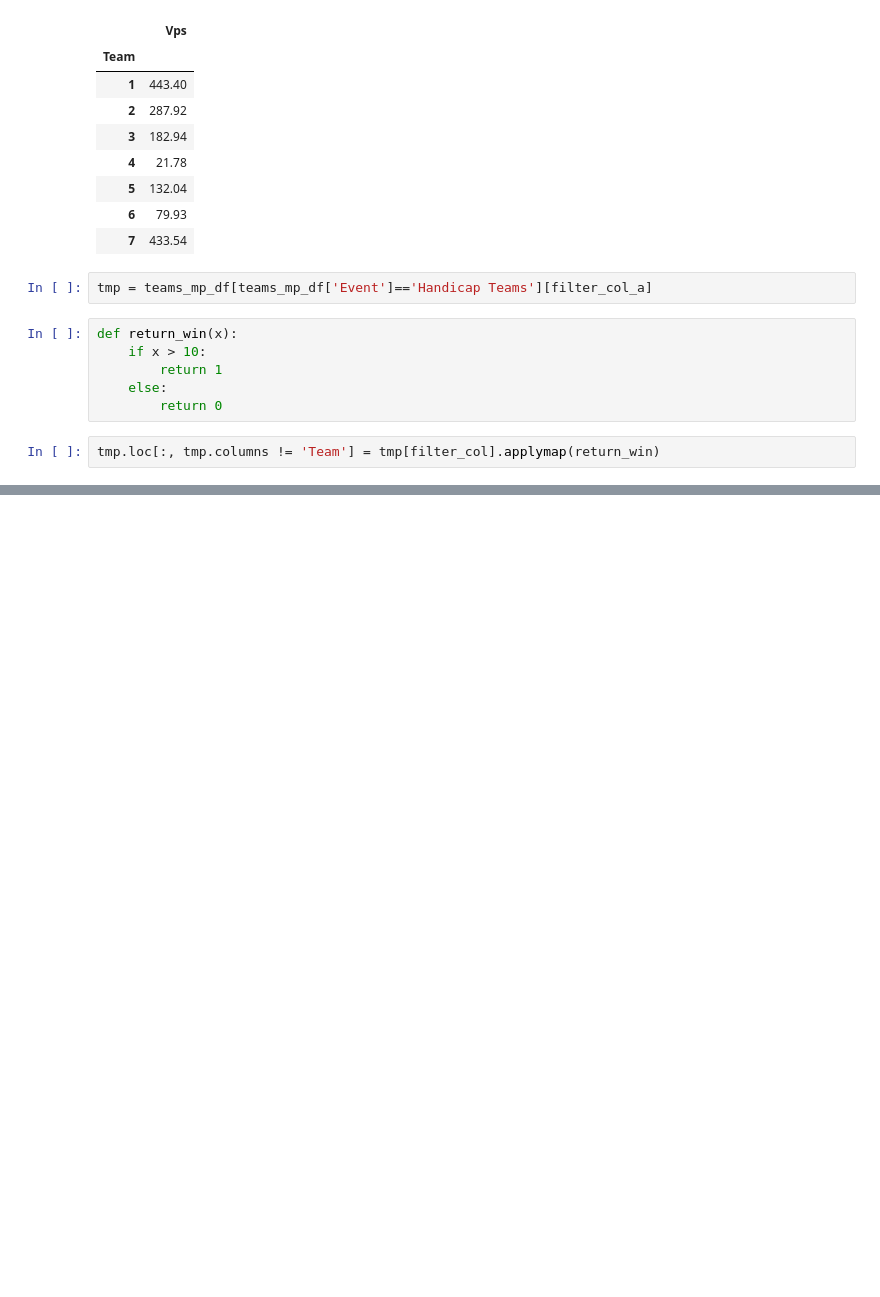
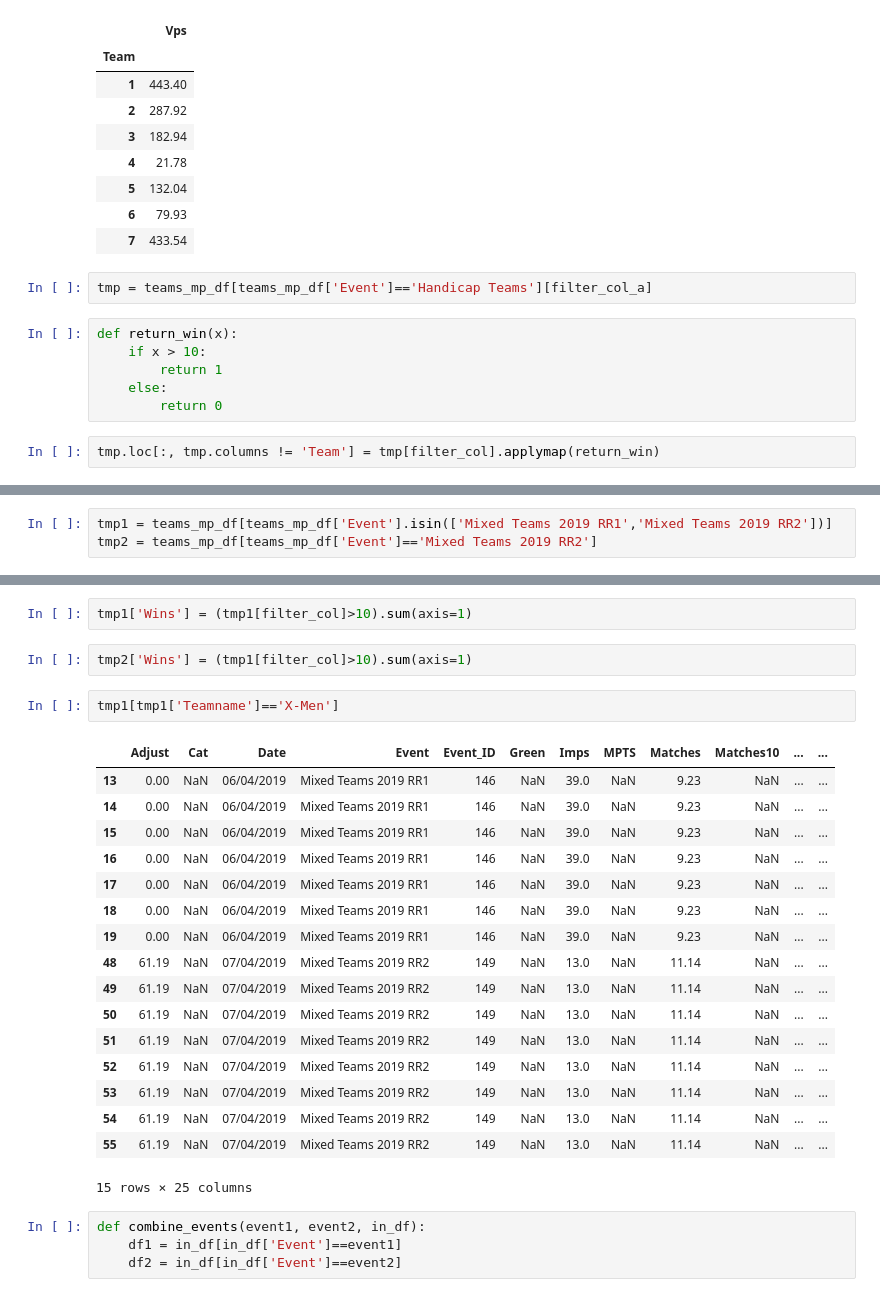
Before and after one commit to angshenting/scba-techcomm, a Jupyter notebook: masterpoints/Read From CSV.ipynb, the cells around one changed output, grey strips where cells are left out. Saved outputs shown, nothing was run; the diff lists cells and outputs as text; blank space fills up the shorter version.

```diff
--- a/masterpoints/Read From CSV.ipynb
+++ b/masterpoints/Read From CSV.ipynb
@@ -614,3 +614,6 @@ tmp[tmp['Team']==6]
 | 132 | 0 | 0 | 0 | 0 | 1 | 0 | 0 | 0 | 0 | 0 | ... |
 | 133 | 0 | 0 | 0 | 0 | 1 | 0 | 0 | 0 | 0 | 0 | ... |
 | 156 | 0 | 0 | 0 | 0 | 0 | 0 | 0 | 0 | 0 | 0 | ... |
+# %%
+tmp1 = teams_mp_df[teams_mp_df['Event'].isin(['Mixed Teams 2019 RR1','Mixed Teams 2019 RR2'])]
+tmp2 = teams_mp_df[teams_mp_df['Event']=='Mixed Teams 2019 RR2']
@@ -616,0 +641,28 @@ tmp[tmp['Team']==6]
+# %%
+tmp1['Wins'] = (tmp1[filter_col]>10).sum(axis=1)
+# %%
+tmp2['Wins'] = (tmp1[filter_col]>10).sum(axis=1)
+# %%
+tmp1[tmp1['Teamname']=='X-Men']
+# %% [output]
+|  | Adjust | Cat | Date | Event | Event_ID | Green | Imps | MPTS | Matches | Matches10 | ... | ... |
+| 13 | 0.00 | NaN | 06/04/2019 | Mixed Teams 2019 RR1 | 146 | NaN | 39.0 | NaN | 9.23 | NaN | ... | ... |
+| 14 | 0.00 | NaN | 06/04/2019 | Mixed Teams 2019 RR1 | 146 | NaN | 39.0 | NaN | 9.23 | NaN | ... | ... |
+| 15 | 0.00 | NaN | 06/04/2019 | Mixed Teams 2019 RR1 | 146 | NaN | 39.0 | NaN | 9.23 | NaN | ... | ... |
+| 16 | 0.00 | NaN | 06/04/2019 | Mixed Teams 2019 RR1 | 146 | NaN | 39.0 | NaN | 9.23 | NaN | ... | ... |
+| 17 | 0.00 | NaN | 06/04/2019 | Mixed Teams 2019 RR1 | 146 | NaN | 39.0 | NaN | 9.23 | NaN | ... | ... |
+| 18 | 0.00 | NaN | 06/04/2019 | Mixed Teams 2019 RR1 | 146 | NaN | 39.0 | NaN | 9.23 | NaN | ... | ... |
+| 19 | 0.00 | NaN | 06/04/2019 | Mixed Teams 2019 RR1 | 146 | NaN | 39.0 | NaN | 9.23 | NaN | ... | ... |
+| 48 | 61.19 | NaN | 07/04/2019 | Mixed Teams 2019 RR2 | 149 | NaN | 13.0 | NaN | 11.14 | NaN | ... | ... |
+| 49 | 61.19 | NaN | 07/04/2019 | Mixed Teams 2019 RR2 | 149 | NaN | 13.0 | NaN | 11.14 | NaN | ... | ... |
+| 50 | 61.19 | NaN | 07/04/2019 | Mixed Teams 2019 RR2 | 149 | NaN | 13.0 | NaN | 11.14 | NaN | ... | ... |
+| 51 | 61.19 | NaN | 07/04/2019 | Mixed Teams 2019 RR2 | 149 | NaN | 13.0 | NaN | 11.14 | NaN | ... | ... |
+| 52 | 61.19 | NaN | 07/04/2019 | Mixed Teams 2019 RR2 | 149 | NaN | 13.0 | NaN | 11.14 | NaN | ... | ... |
+| 53 | 61.19 | NaN | 07/04/2019 | Mixed Teams 2019 RR2 | 149 | NaN | 13.0 | NaN | 11.14 | NaN | ... | ... |
+| 54 | 61.19 | NaN | 07/04/2019 | Mixed Teams 2019 RR2 | 149 | NaN | 13.0 | NaN | 11.14 | NaN | ... | ... |
+| 55 | 61.19 | NaN | 07/04/2019 | Mixed Teams 2019 RR2 | 149 | NaN | 13.0 | NaN | 11.14 | NaN | ... | ... |
+15 rows × 25 columns
+# %%
+def combine_events(event1, event2, in_df):
+    df1 = in_df[in_df['Event']==event1]
+    df2 = in_df[in_df['Event']==event2]
```
Also changed, not shown: parts of 1 cell of this notebook, 1 other file.
